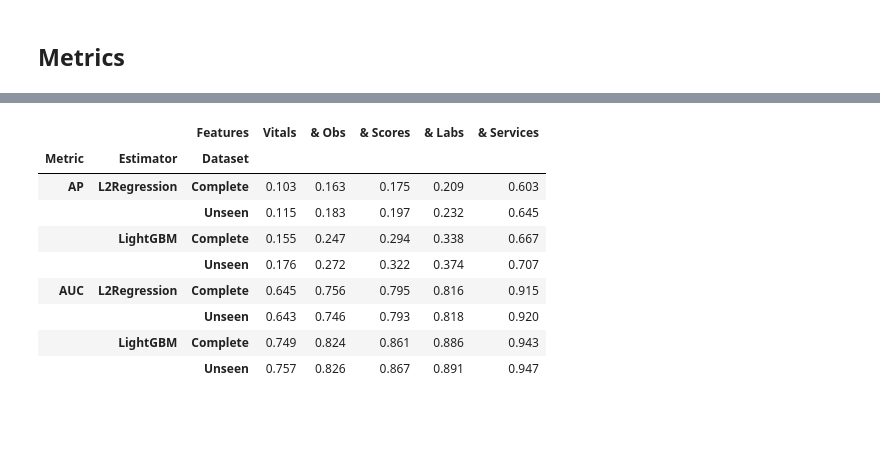
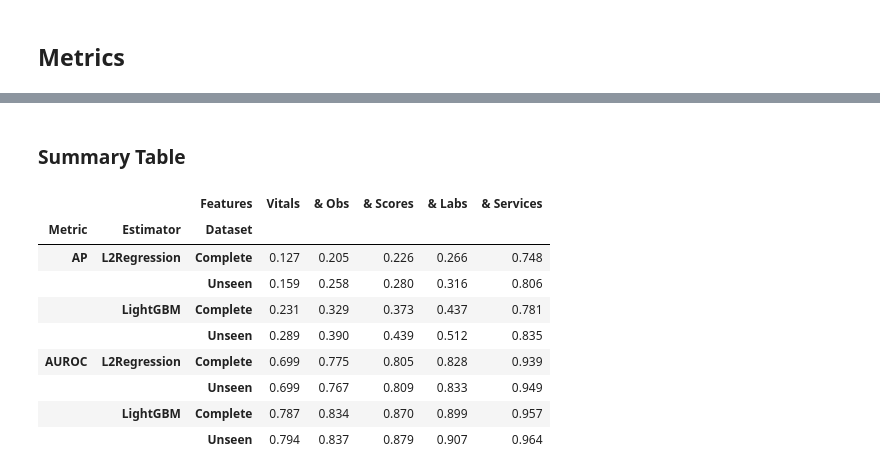
Before and after one commit to steliosbl/acute-care-pathways, a Jupyter notebook: shallow_classifiers.ipynb, the cells around one changed output, grey strips where cells are left out. Saved outputs shown, nothing was run; the diff lists cells and outputs as text; code cells hidden in the pictures; blank space fills up the shorter version.

```diff
--- a/shallow_classifiers.ipynb
+++ b/shallow_classifiers.ipynb
@@ -29,6 +32,7 @@ from acd_experiment.salford_adapter import SalfordAdapter
 class Notebook:
     DATA_DIR = Path('data/Salford')
     CACHE_DIR = Path('data/cache')
+    IMAGE_DIR = Path('images/shallow')
     SYSTEMATIC_COMPARISON_DIR = Path('data/systematic_comparison/')
     RE_DERIVE = False
 # %%
@@ -126,3 +140,37 @@ else:
             RESULTS = pickle.load(file)
+# %%
+from transformer_experiment.utils.shallow_classifiers import get_discriminative_metrics
+Y_TRUES = {
+    'Complete': SAL.CriticalEvent.loc[SAL_TEST_IDX],
+    'Unseen': SAL.CriticalEvent.loc[SAL_TEST_UNSEEN_IDX],
+}
+def get_full_metrics_tables(results):
+    metrics = {
+        'Complete': [],
+        'Unseen': [],
+    }
+    for (estimator_name, feature_group_name), y_preds in results.items():
+        for y_pred_proba, (y_true_name, y_true) in zip(y_preds, Y_TRUES.items()):
+
+            metrics[y_true_name].append(dict(
+                Estimator = estimator_name,
+                Features = feature_group_name,
+            ) | get_discriminative_metrics(
+                y_true, y_pred_proba
+            ))
+
+    for y_true_name, y_true in Y_TRUES.items():
+        metrics[y_true_name].append(dict(
+            Estimator='NEWS2',
+            Features='Reference'
+        ) | get_discriminative_metrics(
+            y_true, SAL.NEWS_Score_Admission.loc[y_true.index]
+        ))
+
+    return {
+        y_true_name: pd.DataFrame(metric_list) for y_true_name, metric_list in metrics.items()
+    }
+
+METRICS = get_full_metrics_tables(RESULTS)
 # %% [markdown]
 ## Metrics
@@ -174,24 +177,26 @@ Precision is ill-defined and being set to 0.0 due to no predicted samples. Use `
+# %% [markdown]
+### Summary Table
 # %%
 def summary_metrics_select_estimators(metrics, estimators=['LightGBM', 'L2Regression']):
     df = pd.DataFrame(dict(
             Metric=metric,
             Estimator=_['Estimator'],
             Features=PRETTY_PRINT_FEATURE_GROUPS[_['Features']],
             Value=f"{_[metric]:.3f}",
             Dataset=dataset
-        ) for dataset, df in metrics.items() for _ in df[df.Estimator.isin(estimators)].to_dict(orient='records') for metric in ('AUC', 'AP')
-    ).sort_values(['Metric', 'Estimator', 'Dataset']).set_index(['Metric', 'Estimator', 'Dataset', 'Features']).unstack()['Value'][PRETTY_PRINT_FEATURE_GROUPS.values()]
+        ) for dataset, df in metrics.items() for _ in df[df.Estimator.isin(estimators)].to_dict(orient='records') for metric in ('AUROC', 'AP')
+    ).sort_values(['Metric', 'Estimator', 'Dataset']).set_index(['Metric', 'Estimator', 'Dataset', 'Features']).unstack()['Value'][list(PRETTY_PRINT_FEATURE_GROUPS.values())[1:]]
     return df
 
-summary_metrics_unseen_comparison(METRICS)
+summary_metrics_select_estimators(METRICS)
 # %% [output]
 |  |  | Features | Vitals | & Obs | & Scores | & Labs | & Services |
 | Metric | Estimator | Dataset |  |  |  |  |  |
-| AP | L2Regression | Complete | 0.103 | 0.163 | 0.175 | 0.209 | 0.603 |
-|  |  | Unseen | 0.115 | 0.183 | 0.197 | 0.232 | 0.645 |
-|  | LightGBM | Complete | 0.155 | 0.247 | 0.294 | 0.338 | 0.667 |
-|  |  | Unseen | 0.176 | 0.272 | 0.322 | 0.374 | 0.707 |
-| AUC | L2Regression | Complete | 0.645 | 0.756 | 0.795 | 0.816 | 0.915 |
-|  |  | Unseen | 0.643 | 0.746 | 0.793 | 0.818 | 0.920 |
-|  | LightGBM | Complete | 0.749 | 0.824 | 0.861 | 0.886 | 0.943 |
-|  |  | Unseen | 0.757 | 0.826 | 0.867 | 0.891 | 0.947 |
+| AP | L2Regression | Complete | 0.127 | 0.205 | 0.226 | 0.266 | 0.748 |
+|  |  | Unseen | 0.159 | 0.258 | 0.280 | 0.316 | 0.806 |
+|  | LightGBM | Complete | 0.231 | 0.329 | 0.373 | 0.437 | 0.781 |
+|  |  | Unseen | 0.289 | 0.390 | 0.439 | 0.512 | 0.835 |
+| AUROC | L2Regression | Complete | 0.699 | 0.775 | 0.805 | 0.828 | 0.939 |
+|  |  | Unseen | 0.699 | 0.767 | 0.809 | 0.833 | 0.949 |
+|  | LightGBM | Complete | 0.787 | 0.834 | 0.870 | 0.899 | 0.957 |
+|  |  | Unseen | 0.794 | 0.837 | 0.879 | 0.907 | 0.964 |
```
Also changed, not shown: parts of 30 cells of this notebook, 3 other files.
